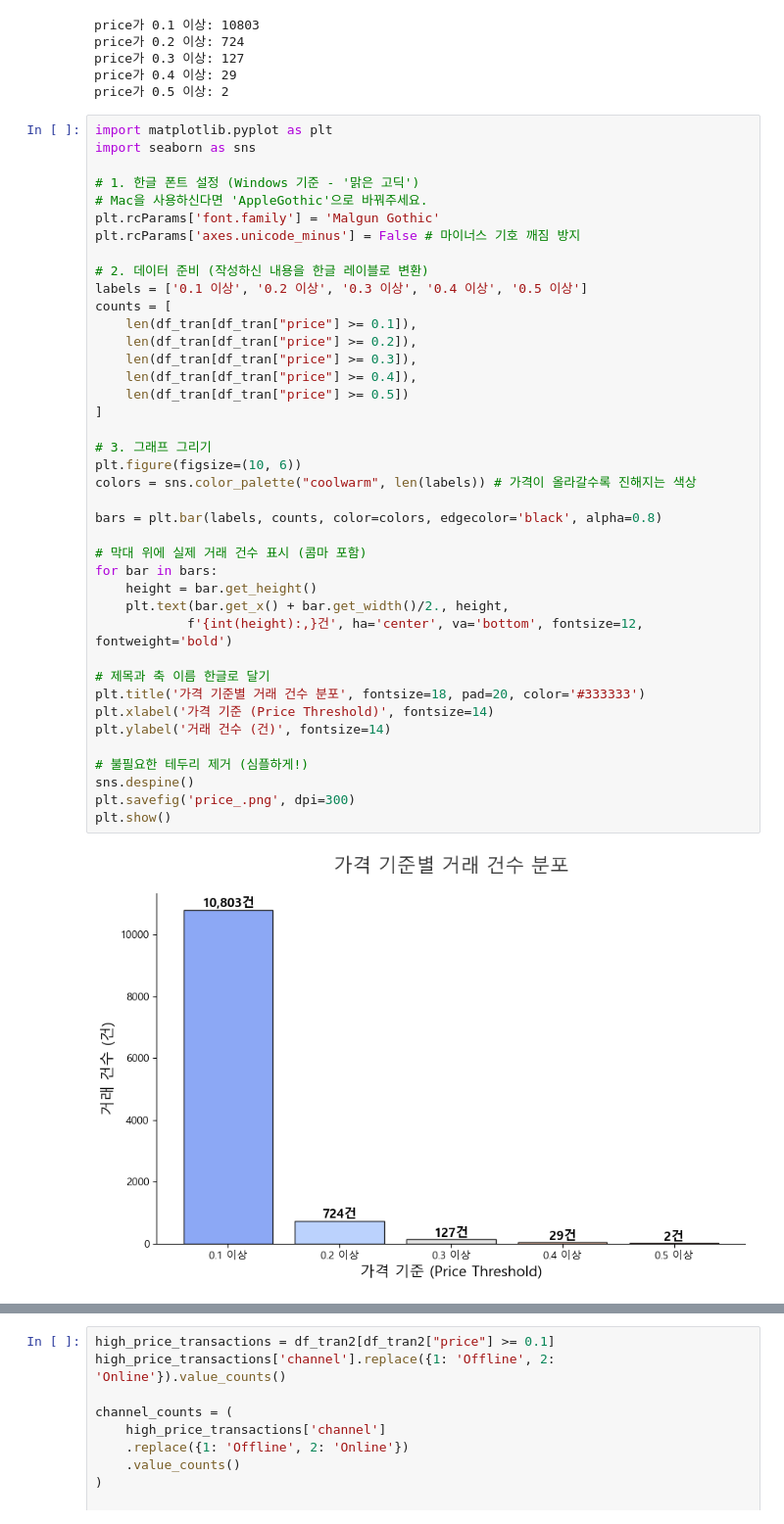
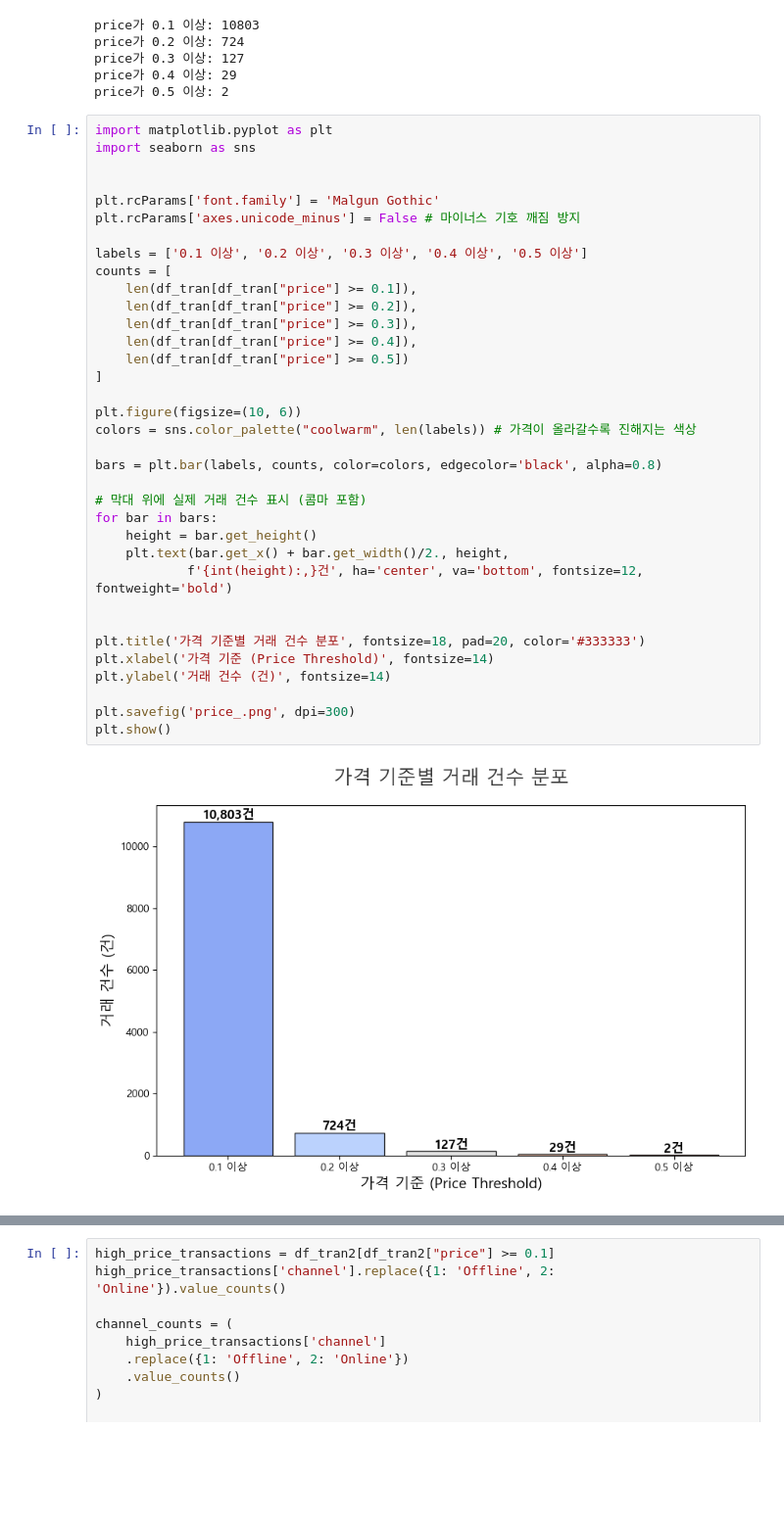
Before and after one commit to yoohengu/cross-gen-biz-analysis, a Jupyter notebook: notebooks/chanhui_eda/hm_2020_business_insight.ipynb, the cells around one changed output, grey strips where cells are left out. Shown at 98% size. Saved outputs shown, nothing was run; the diff lists cells and outputs as text; blank space fills up the shorter version.

```diff
--- a/notebooks/chanhui_eda/hm_2020_business_insight.ipynb
+++ b/notebooks/chanhui_eda/hm_2020_business_insight.ipynb
@@ -363,44 +352,39 @@ price가 0.5 이상: 2
 import matplotlib.pyplot as plt
 import seaborn as sns
 
-# 1. 한글 폰트 설정 (Windows 기준 - '맑은 고딕')
-# Mac을 사용하신다면 'AppleGothic'으로 바꿔주세요.
+
 plt.rcParams['font.family'] = 'Malgun Gothic'
 plt.rcParams['axes.unicode_minus'] = False # 마이너스 기호 깨짐 방지
 
-# 2. 데이터 준비 (작성하신 내용을 한글 레이블로 변환)
 labels = ['0.1 이상', '0.2 이상', '0.3 이상', '0.4 이상', '0.5 이상']
 counts = [
     len(df_tran[df_tran["price"] >= 0.1]),
     len(df_tran[df_tran["price"] >= 0.2]),
     len(df_tran[df_tran["price"] >= 0.3]),
     len(df_tran[df_tran["price"] >= 0.4]),
     len(df_tran[df_tran["price"] >= 0.5])
 ]
 
-# 3. 그래프 그리기
 plt.figure(figsize=(10, 6))
 colors = sns.color_palette("coolwarm", len(labels)) # 가격이 올라갈수록 진해지는 색상
 
 bars = plt.bar(labels, counts, color=colors, edgecolor='black', alpha=0.8)
 
 # 막대 위에 실제 거래 건수 표시 (콤마 포함)
 for bar in bars:
     height = bar.get_height()
     plt.text(bar.get_x() + bar.get_width()/2., height,
             f'{int(height):,}건', ha='center', va='bottom', fontsize=12, fontweight='bold')
 
-# 제목과 축 이름 한글로 달기
+
 plt.title('가격 기준별 거래 건수 분포', fontsize=18, pad=20, color='#333333')
 plt.xlabel('가격 기준 (Price Threshold)', fontsize=14)
 plt.ylabel('거래 건수 (건)', fontsize=14)
 
-# 불필요한 테두리 제거 (심플하게!)
-sns.despine()
 plt.savefig('price_.png', dpi=300)
 plt.show()
 # %% [output]
-[figure, old version]
+[figure, new version]
 # %%
 import matplotlib.pyplot as plt
 import seaborn as sns
```
Also changed, not shown: parts of 7 cells of this notebook, 1 other file.
